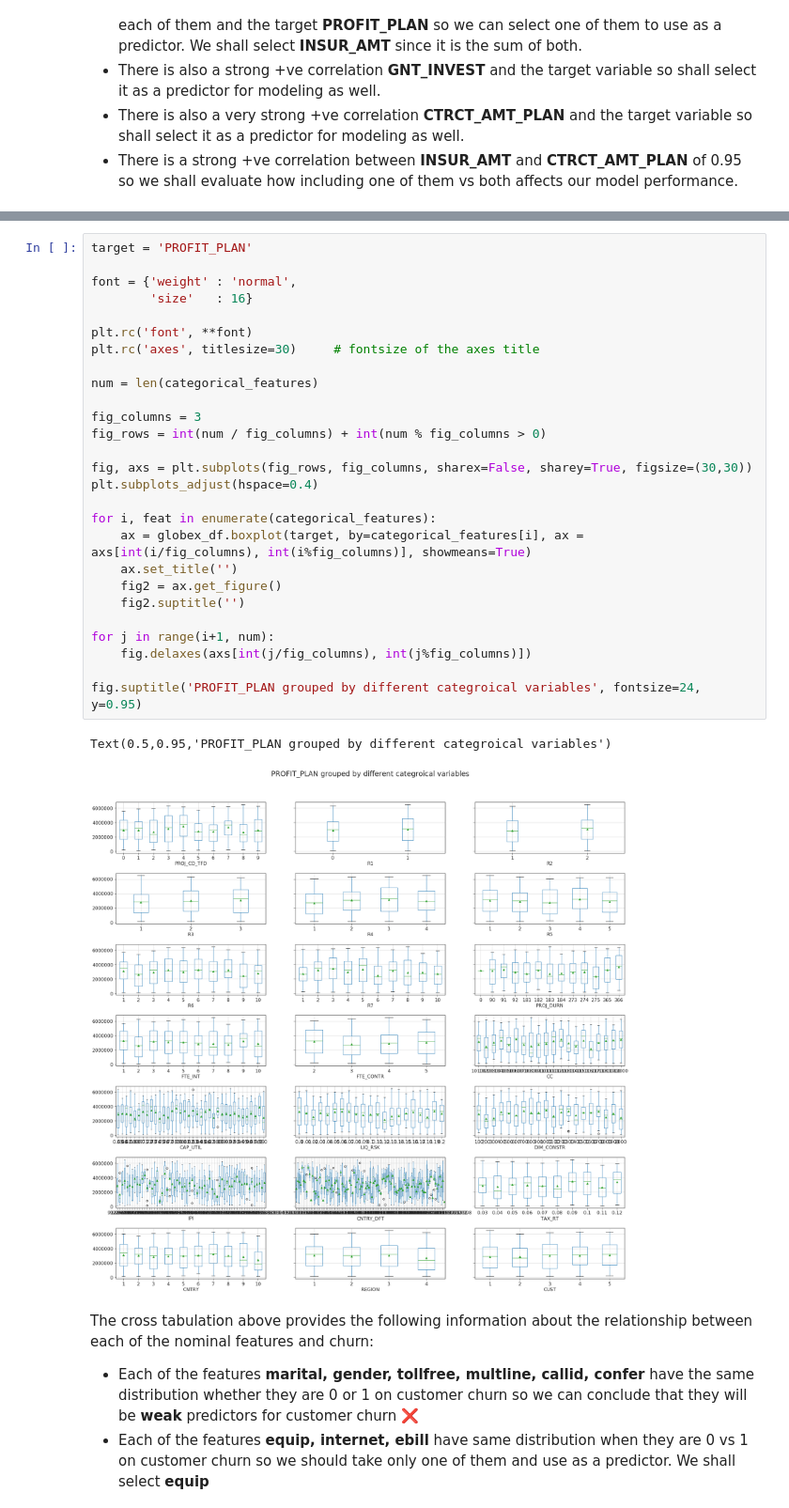
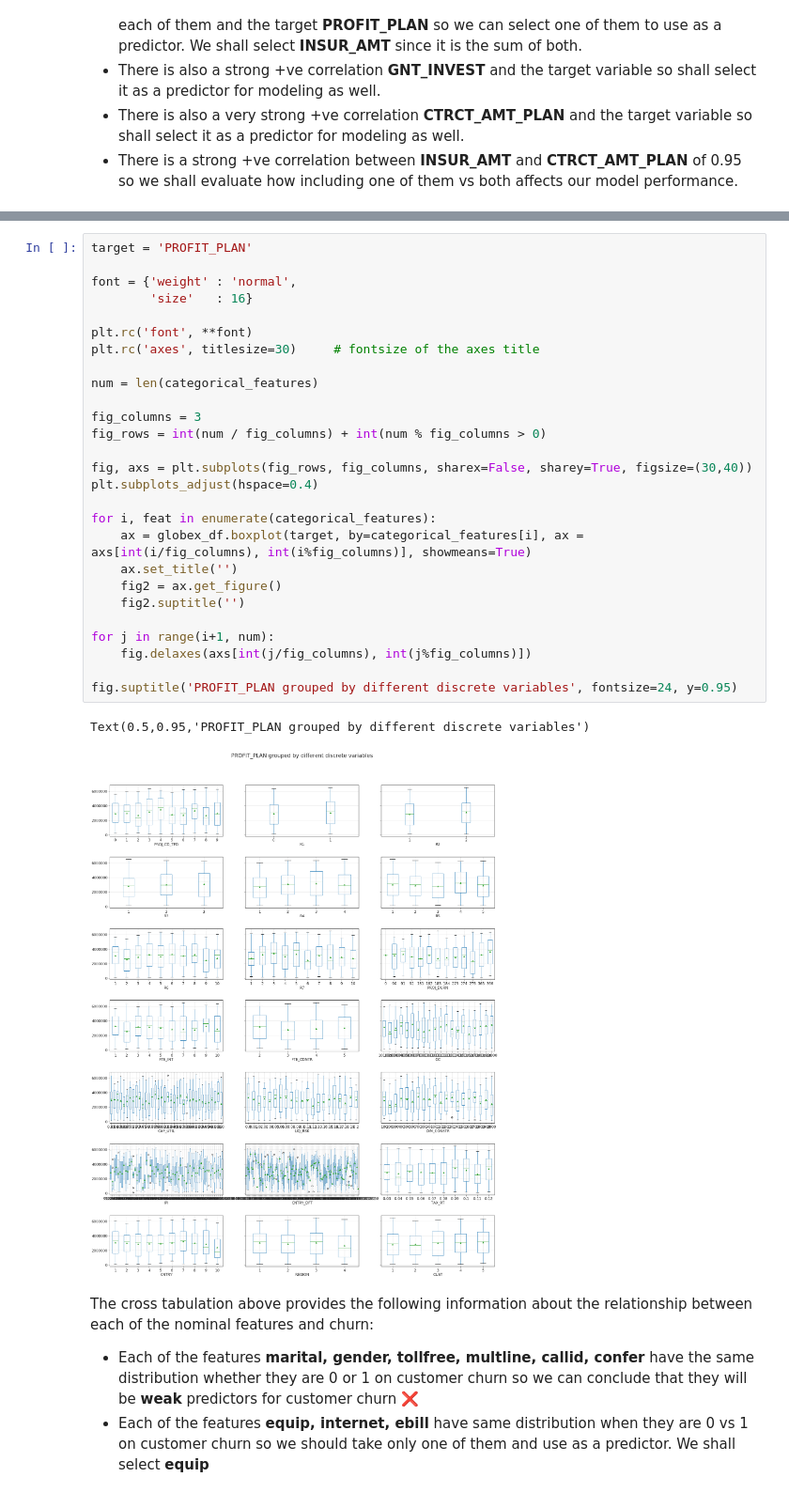
Before and after one commit to walidsi/data-science-bootcamp, a Jupyter notebook: Globex case _1_.ipynb, the cells around one changed output, grey strips where cells are left out. Shown at 94% size. Cells and saved outputs as stored; diff of their text form.

```diff
--- a/Globex case _1_.ipynb
+++ b/Globex case _1_.ipynb
@@ -234,33 +232,33 @@ Let us check the 11 categorical features that we have in the dataset against <b>
 # %%
 target = 'PROFIT_PLAN'
 
 font = {'weight' : 'normal',
         'size'   : 16}
 
 plt.rc('font', **font)
 plt.rc('axes', titlesize=30)     # fontsize of the axes title
 
 num = len(categorical_features)
 
 fig_columns = 3
 fig_rows = int(num / fig_columns) + int(num % fig_columns > 0)
 
-fig, axs = plt.subplots(fig_rows, fig_columns, sharex=False, sharey=True, figsize=(30,30))
+fig, axs = plt.subplots(fig_rows, fig_columns, sharex=False, sharey=True, figsize=(30,40))
 plt.subplots_adjust(hspace=0.4)
 
 for i, feat in enumerate(categorical_features):
     ax = globex_df.boxplot(target, by=categorical_features[i], ax = axs[int(i/fig_columns), int(i%fig_columns)], showmeans=True)
     ax.set_title('')
     fig2 = ax.get_figure()
     fig2.suptitle('')
 
 for j in range(i+1, num):
     fig.delaxes(axs[int(j/fig_columns), int(j%fig_columns)])
 
-fig.suptitle('PROFIT_PLAN grouped by different categroical variables', fontsize=24, y=0.95)
+fig.suptitle('PROFIT_PLAN grouped by different discrete variables', fontsize=24, y=0.95)
 # %% [output]
-Text(0.5,0.95,'PROFIT_PLAN grouped by different categroical variables')
+Text(0.5,0.95,'PROFIT_PLAN grouped by different discrete variables')
-[figure, old version]
+[figure, new version]
 # %% [markdown]
 The cross tabulation above provides the following information about the relationship between each of the nominal features and churn:
 <ul>
```
Also changed, not shown: parts of 5 cells of this notebook.
